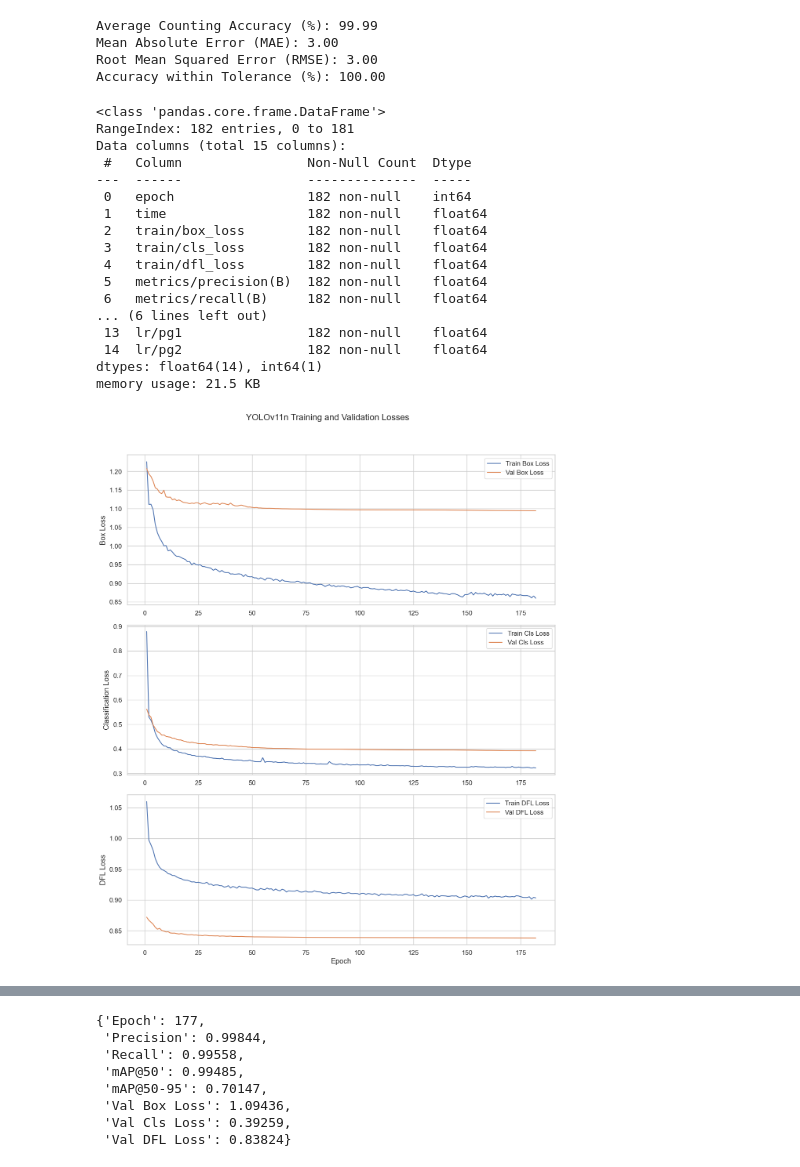
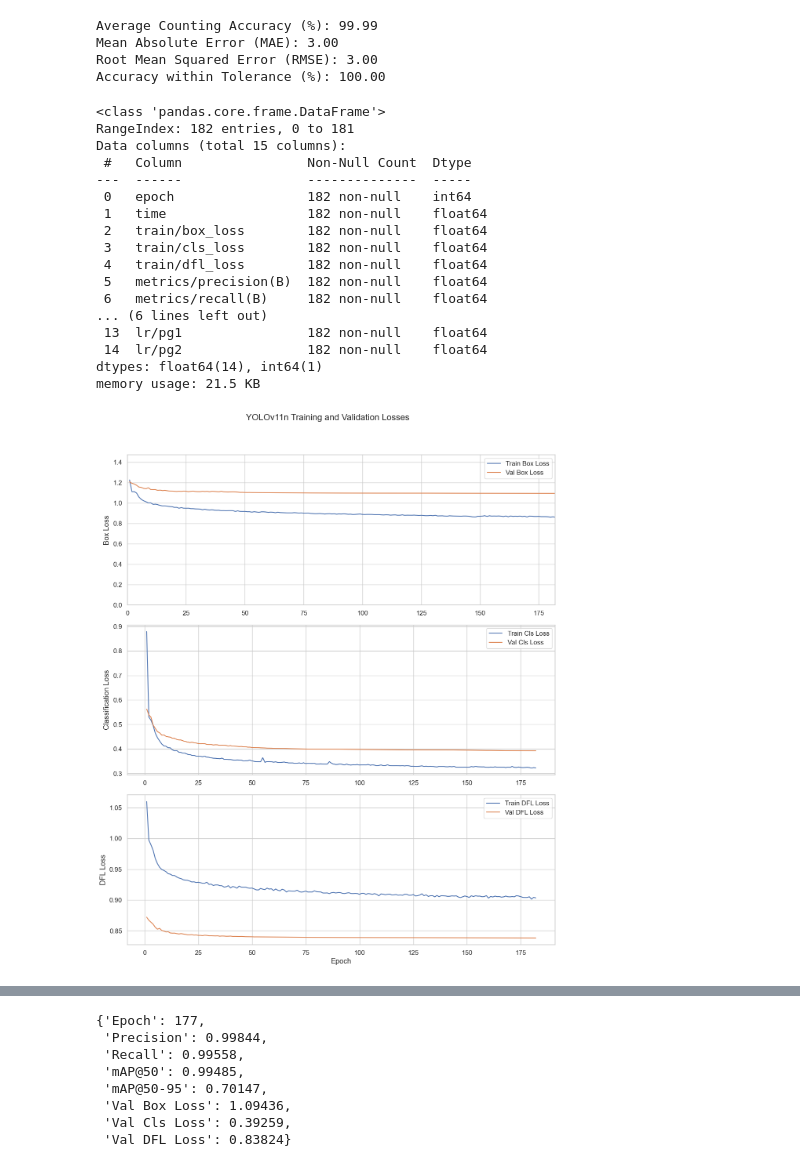
Before and after one commit to Baboyeatami/Rebars_HPXS_Project, a Jupyter notebook: Rebar Metrix.ipynb, the cells around one changed output, grey strips where cells are left out. Drawn from its saved outputs; the diff is of its cells as text; code cells hidden in the pictures.

```diff
--- a/Rebar Metrix.ipynb
+++ b/Rebar Metrix.ipynb
@@ -178,14 +178,24 @@ import seaborn as sns
 # Set Seaborn style
 sns.set(style="whitegrid", palette="deep", font_scale=1.1)
 
-# Plot Losses over Epochs
+import matplotlib.pyplot as plt
+
 fig, axes = plt.subplots(3, 1, figsize=(12, 15))
 fig.suptitle('YOLOv11n Training and Validation Losses', fontsize=16)
 
+# Plot losses
 axes[0].plot(df['epoch'], df['train/box_loss'], label='Train Box Loss')
 axes[0].plot(df['epoch'], df['val/box_loss'], label='Val Box Loss')
 axes[0].set_ylabel('Box Loss')
 axes[0].legend()
+
+# Dynamically extend y-axis scale
+max_loss = max(df['train/box_loss'].max(), df['val/box_loss'].max())
+axes[0].set_ylim(0, max_loss * 1.2)  # Extend 20% above the maximum loss
+
+# Optionally adjust x-axis to match epochs
+axes[0].set_xlim(0, df['epoch'].max())
+
 
 axes[1].plot(df['epoch'], df['train/cls_loss'], label='Train Cls Loss')
 axes[1].plot(df['epoch'], df['val/cls_loss'], label='Val Cls Loss')
@@ -227,34 +237,34 @@ best_epoch = int(best_epoch_data['epoch'])
 best_metrics = {
     'Epoch': best_epoch,
     'Precision': best_epoch_data['metrics/precision(B)'],
     'Recall': best_epoch_data['metrics/recall(B)'],
     'mAP@50': best_epoch_data['metrics/mAP50(B)'],
     'mAP@50-95': best_epoch_data['metrics/mAP50-95(B)'],
     'Val Box Loss': best_epoch_data['val/box_loss'],
     'Val Cls Loss': best_epoch_data['val/cls_loss'],
     'Val DFL Loss': best_epoch_data['val/dfl_loss']
 }
 
 best_metrics
 # %% [output]
 <class 'pandas.core.frame.DataFrame'>
 RangeIndex: 182 entries, 0 to 181
 Data columns (total 15 columns):
  #   Column                Non-Null Count  Dtype
 ---  ------                --------------  -----
  0   epoch                 182 non-null    int64
  1   time                  182 non-null    float64
  2   train/box_loss        182 non-null    float64
  3   train/cls_loss        182 non-null    float64
  4   train/dfl_loss        182 non-null    float64
  5   metrics/precision(B)  182 non-null    float64
  6   metrics/recall(B)     182 non-null    float64
 ... (6 lines left out)
  13  lr/pg1                182 non-null    float64
  14  lr/pg2                182 non-null    float64
 dtypes: float64(14), int64(1)
 memory usage: 21.5 KB
-[figure, old version]
+[figure, new version]
 [figure]
 {'Epoch': 177,
  'Precision': 0.99844,
```
Also changed, not shown: parts of 1 cell of this notebook.
